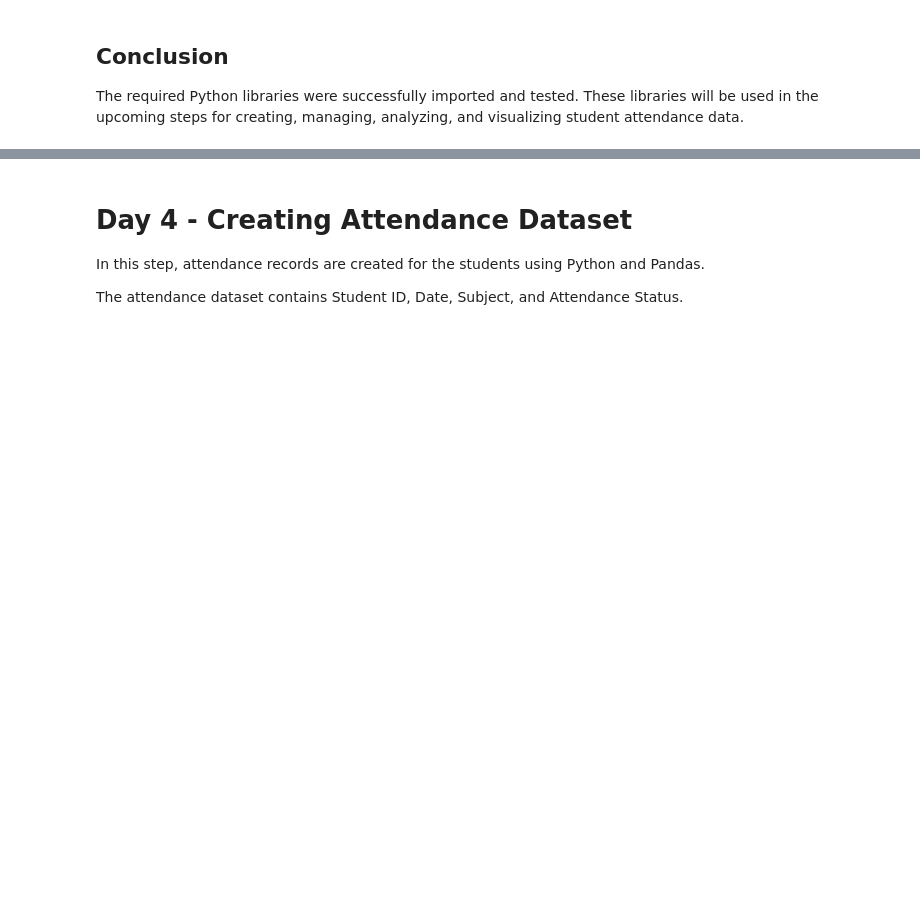
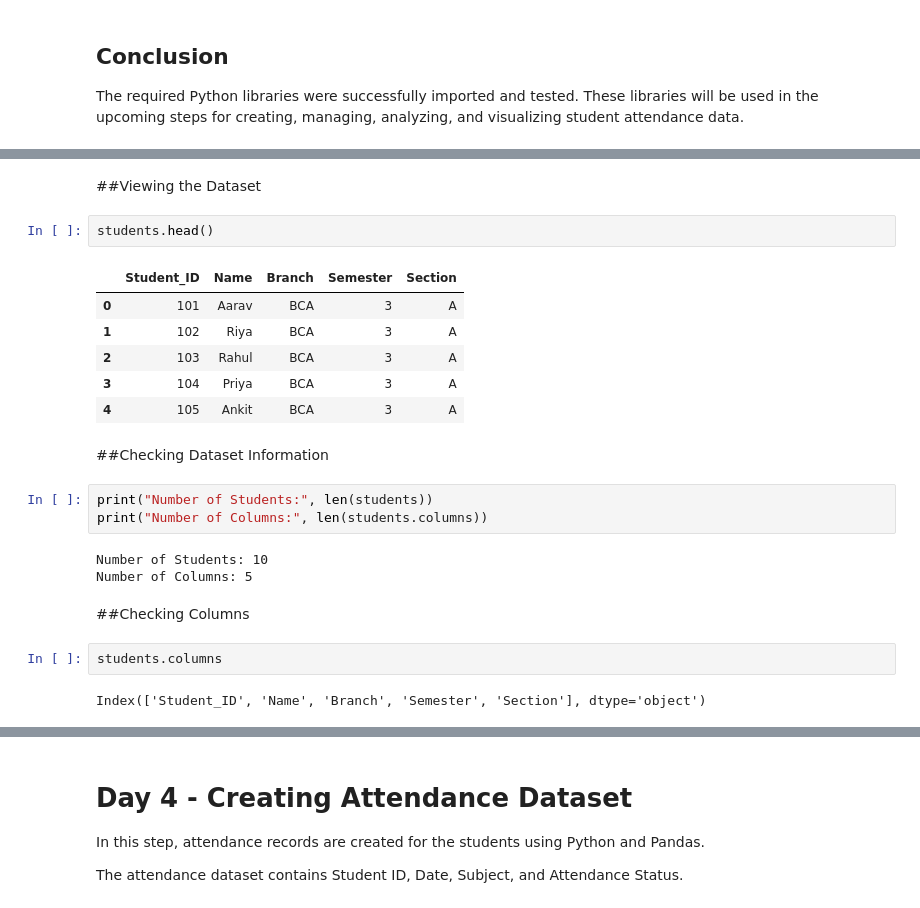
Before and after one commit to puja-200627/YBI_INTERNSHIP_PROJECTS, a Jupyter notebook: STUDENT_ATTENDANCE_MANAGEMENT_SYSTEM.ipynb, the cells around one changed output, grey strips where cells are left out. Cells and saved outputs as stored; diff of their text form; blank space fills up the shorter version.

Commit message:
Day 7: Explored attendance dataset

```diff
--- a/STUDENT_ATTENDANCE_MANAGEMENT_SYSTEM.ipynb
+++ b/STUDENT_ATTENDANCE_MANAGEMENT_SYSTEM.ipynb
@@ -98,0 +138,25 @@ The required Python libraries were successfully imported and tested. These libra
+# %% [markdown]
+##Viewing the Dataset
+# %%
+students.head()
+# %% [output]
+|  | Student_ID | Name | Branch | Semester | Section |
+| 0 | 101 | Aarav | BCA | 3 | A |
+| 1 | 102 | Riya | BCA | 3 | A |
+| 2 | 103 | Rahul | BCA | 3 | A |
+| 3 | 104 | Priya | BCA | 3 | A |
+| 4 | 105 | Ankit | BCA | 3 | A |
+# %% [markdown]
+##Checking Dataset Information
+# %%
+print("Number of Students:", len(students))
+print("Number of Columns:", len(students.columns))
+# %% [output]
+Number of Students: 10
+Number of Columns: 5
+# %% [markdown]
+##Checking Columns
+# %%
+students.columns
+# %% [output]
+Index(['Student_ID', 'Name', 'Branch', 'Semester', 'Section'], dtype='object')
```
Also changed, not shown: parts of 31 cells of this notebook.
